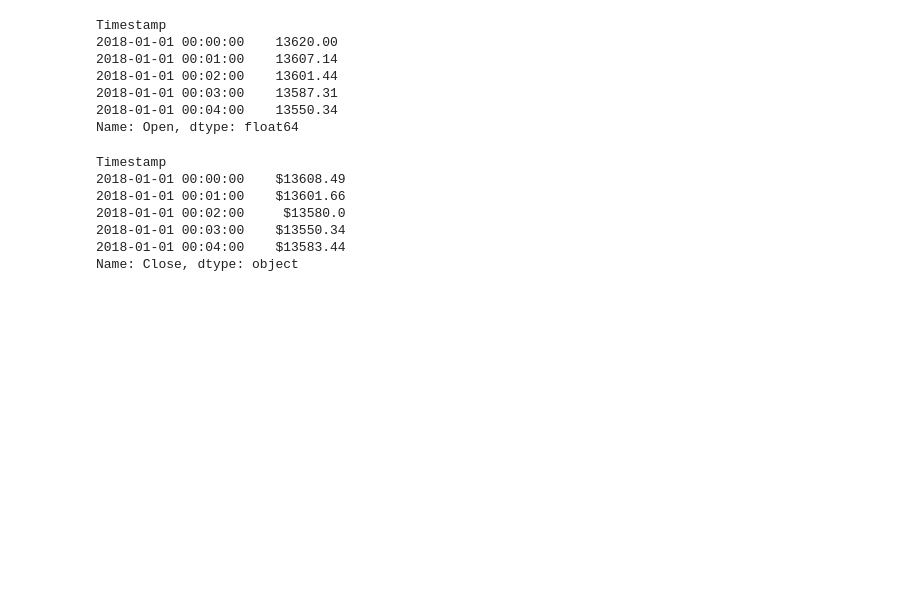
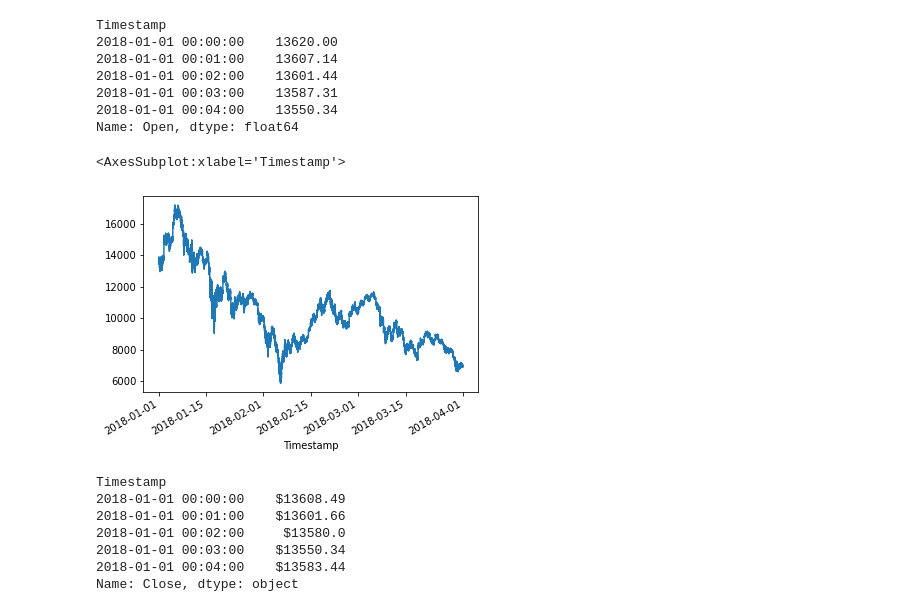
Before and after one commit to Lightboy6/mod3_final, a Jupyter notebook: crypto_arbitrage.ipynb, the cells around one changed output. Drawn from its saved outputs; the diff is of its cells as text; code cells hidden in the pictures; blank space fills up the shorter version.

```diff
--- a/crypto_arbitrage.ipynb
+++ b/crypto_arbitrage.ipynb
@@ -94,6 +94,11 @@ Timestamp
 2018-01-01 00:03:00    13587.31
 2018-01-01 00:04:00    13550.34
 Name: Open, dtype: float64
+# %%
+coin_open.plot()
+# %% [output]
+<AxesSubplot:xlabel='Timestamp'>
+[figure, added]
 # %%
 coin_close = coinbase.loc[:, "Close"]
 coin_close.head()
```
Also changed, not shown: parts of 3 cells of this notebook.
